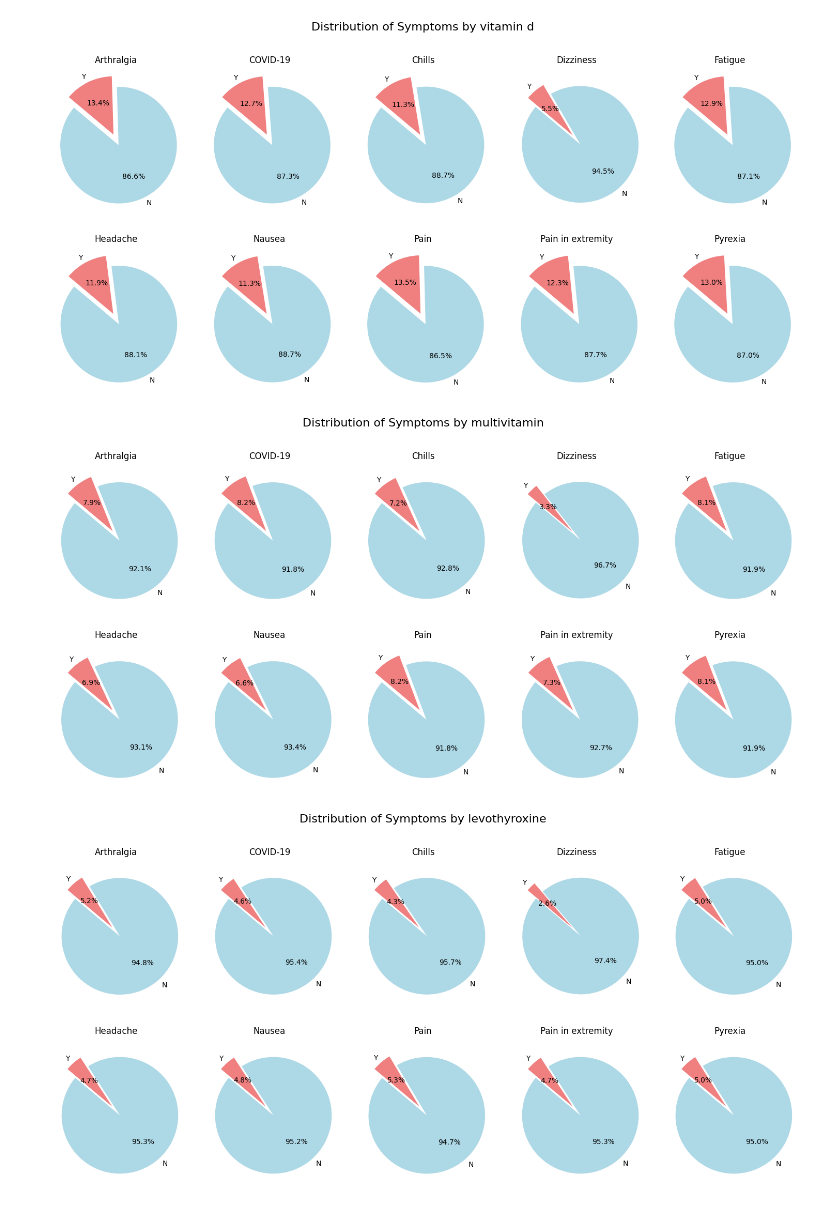
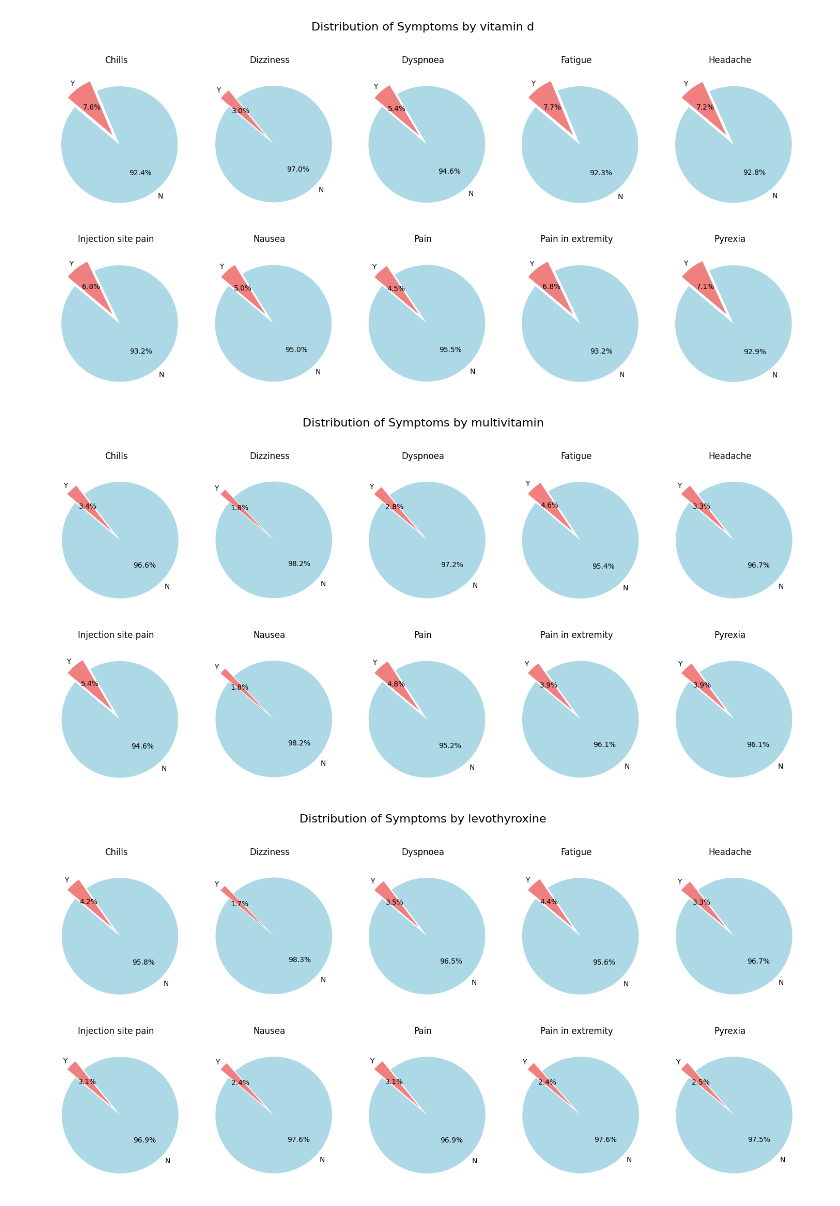
Before and after one commit to Rutu136/COMP4710-World-Vaccine-Adverse-Reactions, a Jupyter notebook: Group8_medication_visualization.ipynb, the cells around one changed output. Saved outputs shown, nothing was run; the diff lists cells and outputs as text; code cells hidden in the pictures.

```diff
--- a/Group8_medication_visualization.ipynb
+++ b/Group8_medication_visualization.ipynb
@@ -16,12 +27,12 @@ print(data.columns.tolist())
 # %%
 # Extract the 'OTHER_MED' column and split the values by comma
-other_med_values = data['OTHER_MEDS'].dropna().str.split(',')
+other_med_values = df['OTHER_MEDS'].dropna().str.split(',')
 
 # Flatten the list of lists and convert it into a single list of all values
 all_other_med_values = [val.strip().lower() for sublist in other_med_values for val in sublist]
 
 # Exclude 'No medication' from the list
-filtered_values = [val for val in all_other_med_values if val != 'no medication' and val != 'none' and val != '' and val != 'unknown' and val != 'no']
+filtered_values = [val for val in all_other_med_values if val != 'no medication' and val != 'none' and val != '' and val != 'unknown' and val != 'no' and val != 'no.' and val != 'none.']
 
 unique_values = set(filtered_values)
 
@@ -78,9 +89,9 @@ def check_top_10_presence(cell,med_name):
     return 'N'
 
 for med in top_10_medications:
-    data[f'POP_MED_{med}'] = data['OTHER_MEDS'].fillna('').apply(lambda x: check_top_10_presence(x, [med]))
+    df[f'POP_MED_{med}'] = df['OTHER_MEDS'].fillna('').apply(lambda x: check_top_10_presence(x, [med]))
 
-data.columns.tolist()
+df.columns.tolist()
 # %% [output]
 ['VAERS_ID',
  'RECVDATE',
@@ -102,6 +113,6 @@ data.columns.tolist()
 # %%
 for med in top_10_medications:
-    pop_med_counts = data[f'POP_MED_{med}'].value_counts()
+    pop_med_counts = df[f'POP_MED_{med}'].value_counts()
 
     # Get the count of 'Y' and 'N'
     count_y = pop_med_counts.get('Y', 0)
@@ -141,7 +152,7 @@ Ratio of 'N' in 'POP_MED': 0.97
 # %%
 # convert top_10_symptoms to a list
 top_10_symptoms_list = top_10_symptoms.index.to_list()
-filtered_df = data[data['symp'].isin(top_10_symptoms_list)]
+filtered_df = df[df['Symptoms'].isin(top_10_symptoms_list)]
 filtered_df
 # %% [output]
 |  | VAERS_ID | RECVDATE | STATE | AGE_YRS | CAGE_YR | SEX | SYMPTOM_TEXT | DIED | DATEDIED | L_THREAT | ... |
@@ -182,34 +173,34 @@ import matplotlib.pyplot as plt
 
 for med in top_10_medications:
     # Create a new DataFrame with counts for each symptom and gender
-    symptom_gender_counts = filtered_df.groupby(['symp', f'POP_MED_{med}']).size().unstack(fill_value=0)
+    symptom_gender_counts = filtered_df.groupby(['Symptoms', f'POP_MED_{med}']).size().unstack(fill_value=0)
     # symptom_gender_counts["Arthralgia"]
     # Set up subplots
     num_symptoms = len(symptom_gender_counts)
     num_cols = 5  # Adjust the number of columns based on your preference
     num_rows = (num_symptoms + num_cols - 1) // num_cols
 
     fig, axes = plt.subplots(nrows=num_rows, ncols=num_cols, figsize=(15, 8))
 
     # Iterate over each symptom and plot a pie chart
     for i, (symptom, row) in enumerate(symptom_gender_counts.iterrows()):
         row_index = i // num_cols
         col_index = i % num_cols
 
         colors = ['lightblue', 'lightcoral', 'lightgreen', 'lightgrey']  # Customize colors as needed
         explode = (0.1,) * len(row.index)  # Adjust the explode values to have the same length as the number of categories
 
         axes[row_index, col_index].pie(row, labels=row.index, colors=colors, autopct='%1.1f%%', startangle=140, explode=explode)
         axes[row_index, col_index].set_title(f'{symptom}')
 
     # Add main title
     main_title = f"Distribution of Symptoms by {med}"
     plt.suptitle(main_title, fontsize=16)
 
     # Adjust layout to prevent clipping
     plt.tight_layout()
     plt.show()
 # %% [output]
-[figure, old version]
+[figure, new version]
-[figure, old version]
+[figure, new version]
-[figure, old version]
+[figure, new version]
```
Also changed, not shown: parts of 10 cells of this notebook.
